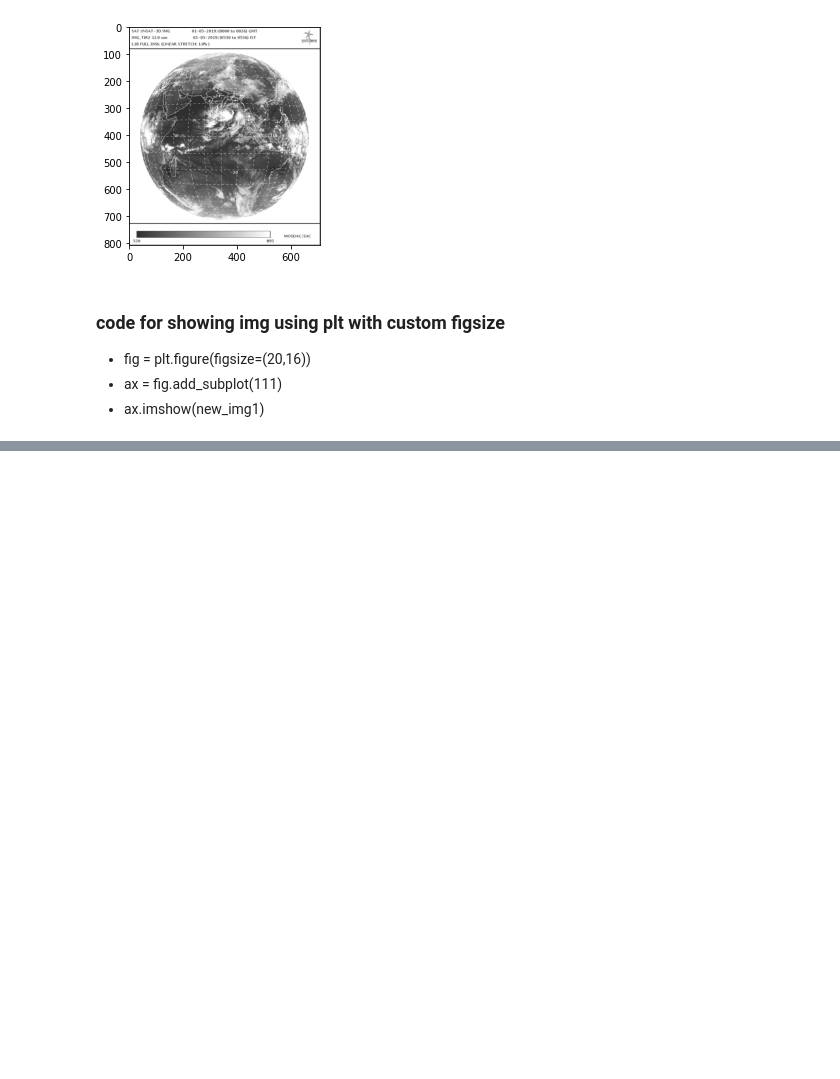
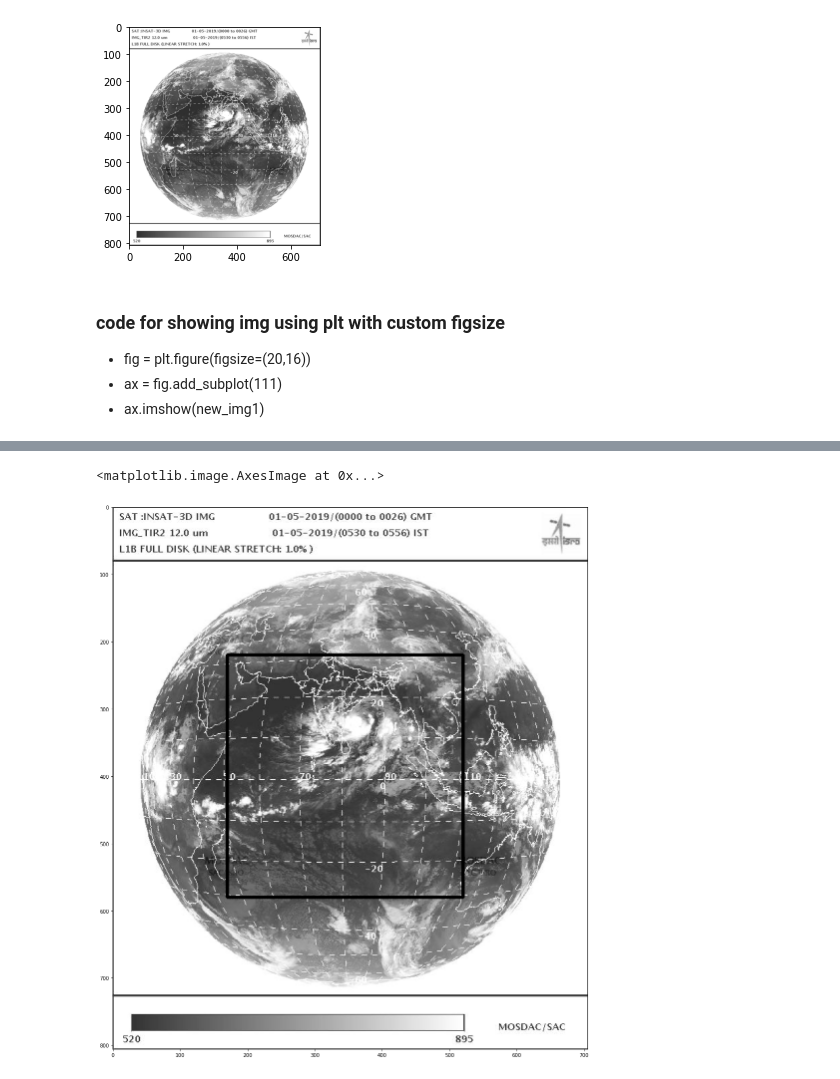
Before and after one commit to indrapaul824/VORTEX, a Jupyter notebook: tryout.ipynb, the cells around one changed output, grey strips where cells are left out. Drawn from its saved outputs; the diff is of its cells as text; code cells hidden in the pictures; blank space fills up the shorter version.

```diff
--- a/tryout.ipynb
+++ b/tryout.ipynb
@@ -47,0 +52,14 @@ error: OpenCV(4.5.5) :-1: error: (-5:Bad argument) in function 'imshow'
+# %%
+# ROI
+
+# top left point  = 170,220
+# bottom right point =  620,680
+
+resized = cv2.rectangle(img_gray.copy(),(170,220),(520,580),(0,255,0),3)
+# %%
+fig = plt.figure(figsize=(20,20))
+ax = fig.add_subplot(111)
+ax.imshow(resized,cmap='gray')
+# %% [output]
+<matplotlib.image.AxesImage at 0x...>
+[figure, added]
```
Also changed, not shown: parts of 16 cells of this notebook, 1 other file.
